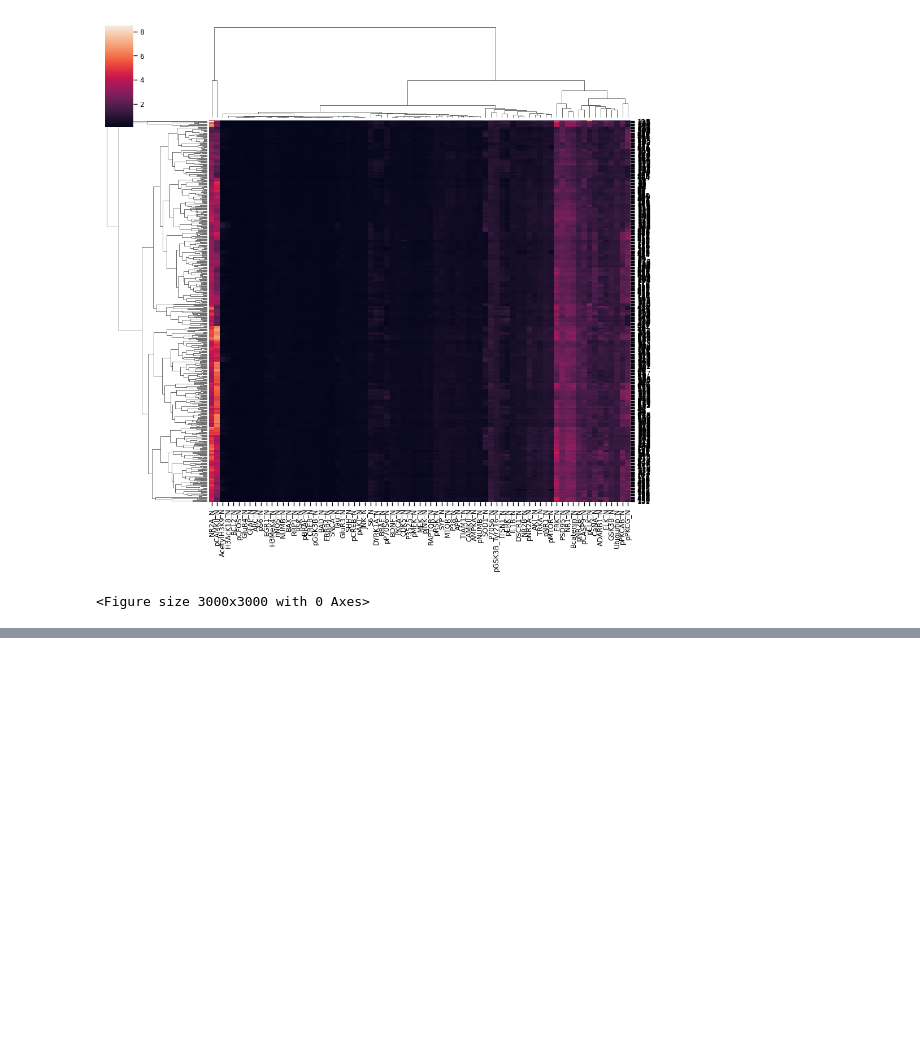
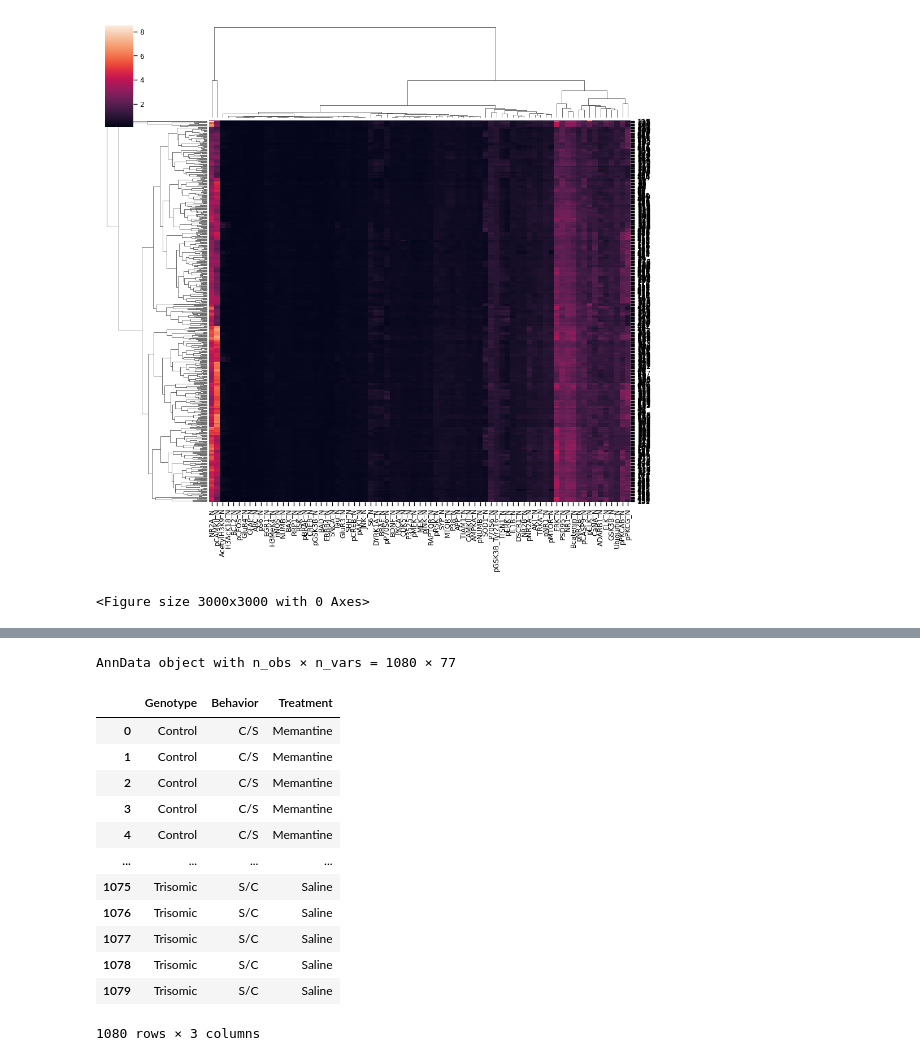
Before and after one commit to Neermita18/SystemsBiology, a Jupyter notebook: Mice_protein_expression.ipynb, the cells around one changed output, grey strips where cells are left out. Saved outputs shown, nothing was run; the diff lists cells and outputs as text; code cells hidden in the pictures; blank space fills up the shorter version.

```diff
--- a/Mice_protein_expression.ipynb
+++ b/Mice_protein_expression.ipynb
@@ -186,0 +362,28 @@ plt.show()
+# %%
+adata= sc.AnnData(X_adata)
+# %%
+adata
+# %% [output]
+AnnData object with n_obs × n_vars = 1080 × 77
+# %%
+adata.obs["Genotype"]=metadata["Genotype"].values
+# %%
+adata.obs["Behavior"]=metadata["Behavior"].values
+# %%
+adata.obs["Treatment"]=metadata["Treatment"].values
+# %%
+adata.obs
+# %% [output]
+|  | Genotype | Behavior | Treatment |
+| 0 | Control | C/S | Memantine |
+| 1 | Control | C/S | Memantine |
+| 2 | Control | C/S | Memantine |
+| 3 | Control | C/S | Memantine |
+| 4 | Control | C/S | Memantine |
+| ... | ... | ... | ... |
+| 1075 | Trisomic | S/C | Saline |
+| 1076 | Trisomic | S/C | Saline |
+| 1077 | Trisomic | S/C | Saline |
+| 1078 | Trisomic | S/C | Saline |
+| 1079 | Trisomic | S/C | Saline |
+1080 rows × 3 columns
```
Also changed, not shown: parts of 22 cells of this notebook.
